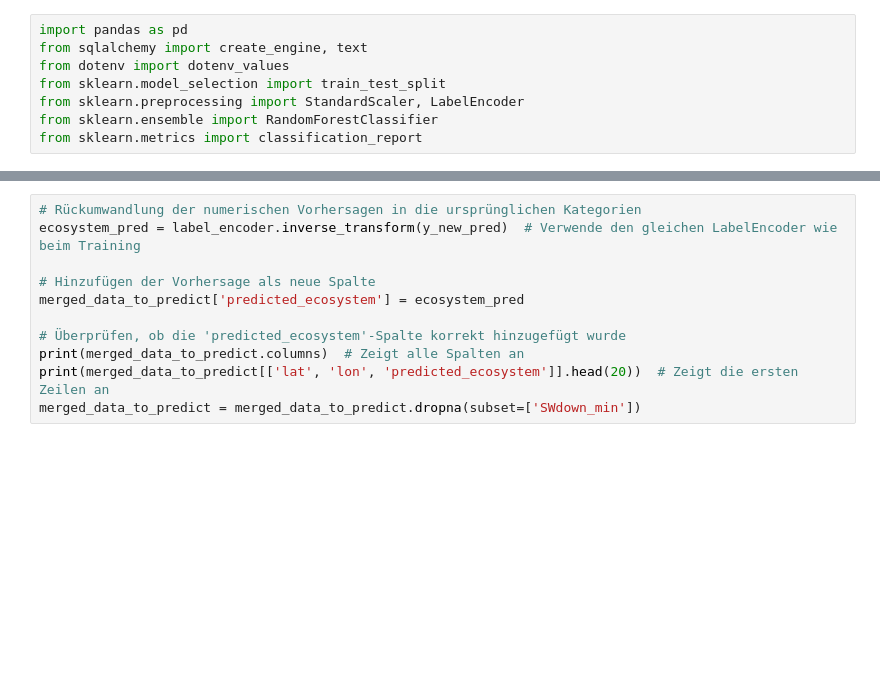
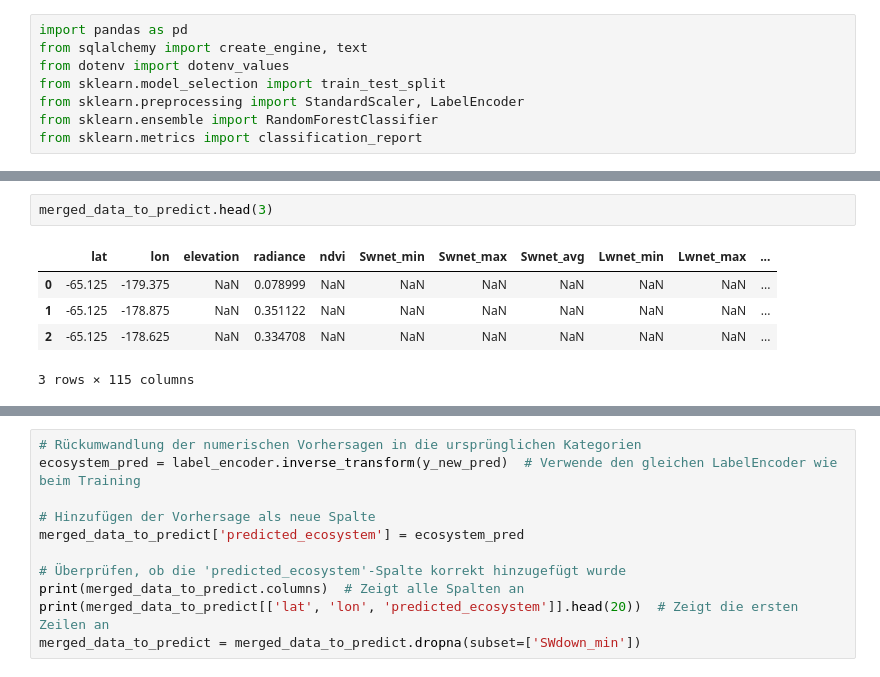
Before and after one commit to aschmidtphil/global_ecosystem_classifier, a Jupyter notebook: scripts/ecosystem_prediction_machine_learning.ipynb, the cells around one changed output, grey strips where cells are left out. Drawn from its saved outputs; the diff is of its cells as text; blank space fills up the shorter version.

```diff
--- a/scripts/ecosystem_prediction_machine_learning.ipynb
+++ b/scripts/ecosystem_prediction_machine_learning.ipynb
@@ -48 +56,9 @@ df.to_csv("20241111_trainingdata.csv", index=False)
+# %%
+merged_data_to_predict.head(3)
+# %% [output]
+|  | lat | lon | elevation | radiance | ndvi | Swnet_min | Swnet_max | Swnet_avg | Lwnet_min | Lwnet_max | ... |
+| 0 | -65.125 | -179.375 | NaN | 0.078999 | NaN | NaN | NaN | NaN | NaN | NaN | ... |
+| 1 | -65.125 | -178.875 | NaN | 0.351122 | NaN | NaN | NaN | NaN | NaN | NaN | ... |
+| 2 | -65.125 | -178.625 | NaN | 0.334708 | NaN | NaN | NaN | NaN | NaN | NaN | ... |
+3 rows × 115 columns
 # %%
```
Also changed, not shown: parts of 6 cells of this notebook, 1 other file.
